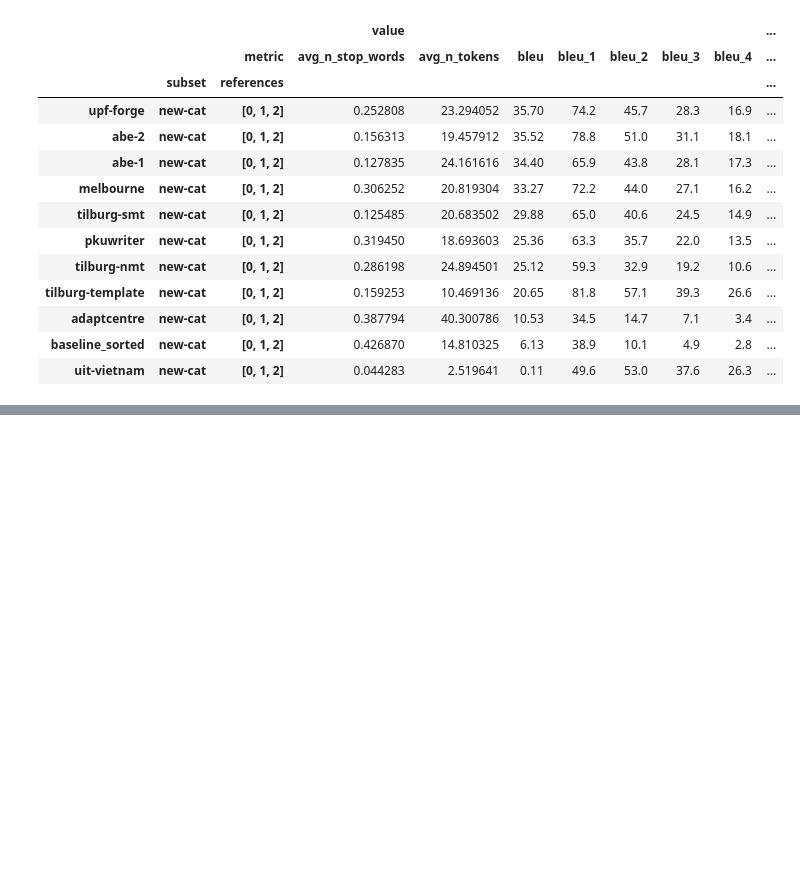
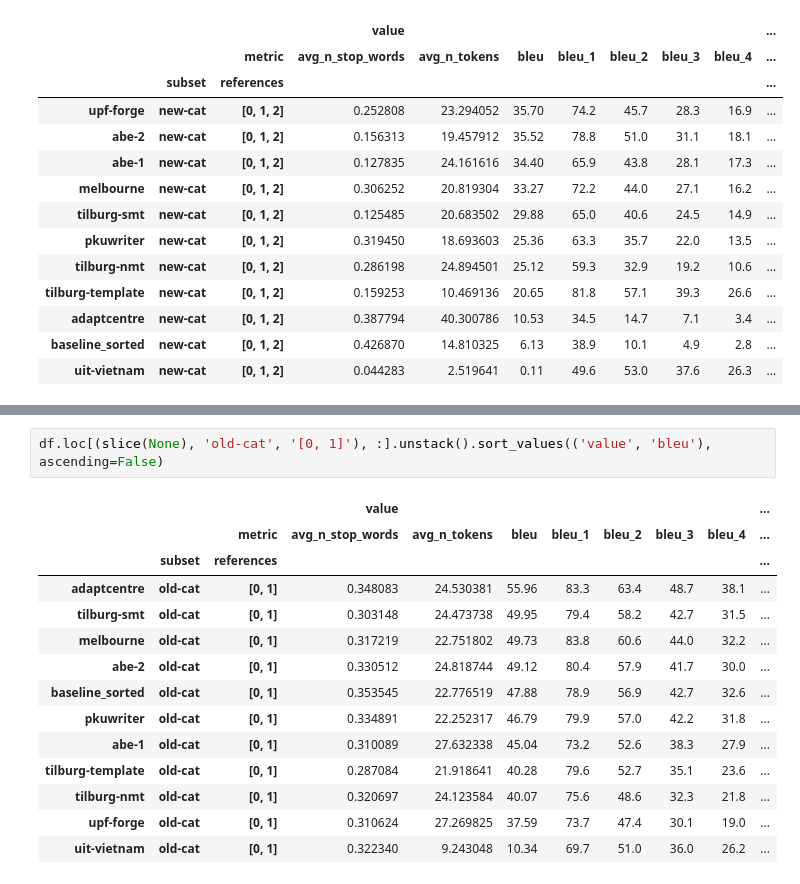
Before and after one commit to abevieiramota/masters, a Jupyter notebook: notebook/00 - Automatic evaluation.ipynb, the cells around one changed output, grey strips where cells are left out. Drawn from its saved outputs; the diff is of its cells as text; blank space fills up the shorter version.

```diff
--- a/notebook/00 - Automatic evaluation.ipynb
+++ b/notebook/00 - Automatic evaluation.ipynb
@@ -399,0 +421,17 @@ df.loc[(slice(None), 'new-cat', '[0, 1, 2]'), :].unstack().sort_values(('value',
+# %%
+df.loc[(slice(None), 'old-cat', '[0, 1]'), :].unstack().sort_values(('value', 'bleu'), ascending=False)
+# %% [output]
+|  |  |  | value |  |  |  |  |  |  | ... |
+|  |  | metric | avg_n_stop_words | avg_n_tokens | bleu | bleu_1 | bleu_2 | bleu_3 | bleu_4 | ... |
+|  | subset | references |  |  |  |  |  |  |  | ... |
+| adaptcentre | old-cat | [0, 1] | 0.348083 | 24.530381 | 55.96 | 83.3 | 63.4 | 48.7 | 38.1 | ... |
+| tilburg-smt | old-cat | [0, 1] | 0.303148 | 24.473738 | 49.95 | 79.4 | 58.2 | 42.7 | 31.5 | ... |
+| melbourne | old-cat | [0, 1] | 0.317219 | 22.751802 | 49.73 | 83.8 | 60.6 | 44.0 | 32.2 | ... |
+| abe-2 | old-cat | [0, 1] | 0.330512 | 24.818744 | 49.12 | 80.4 | 57.9 | 41.7 | 30.0 | ... |
+| baseline_sorted | old-cat | [0, 1] | 0.353545 | 22.776519 | 47.88 | 78.9 | 56.9 | 42.7 | 32.6 | ... |
+| pkuwriter | old-cat | [0, 1] | 0.334891 | 22.252317 | 46.79 | 79.9 | 57.0 | 42.2 | 31.8 | ... |
+| abe-1 | old-cat | [0, 1] | 0.310089 | 27.632338 | 45.04 | 73.2 | 52.6 | 38.3 | 27.9 | ... |
+| tilburg-template | old-cat | [0, 1] | 0.287084 | 21.918641 | 40.28 | 79.6 | 52.7 | 35.1 | 23.6 | ... |
+| tilburg-nmt | old-cat | [0, 1] | 0.320697 | 24.123584 | 40.07 | 75.6 | 48.6 | 32.3 | 21.8 | ... |
+| upf-forge | old-cat | [0, 1] | 0.310624 | 27.269825 | 37.59 | 73.7 | 47.4 | 30.1 | 19.0 | ... |
+| uit-vietnam | old-cat | [0, 1] | 0.322340 | 9.243048 | 10.34 | 69.7 | 51.0 | 36.0 | 26.2 | ... |
```
Also changed, not shown: parts of 6 cells of this notebook, 12 other files.
